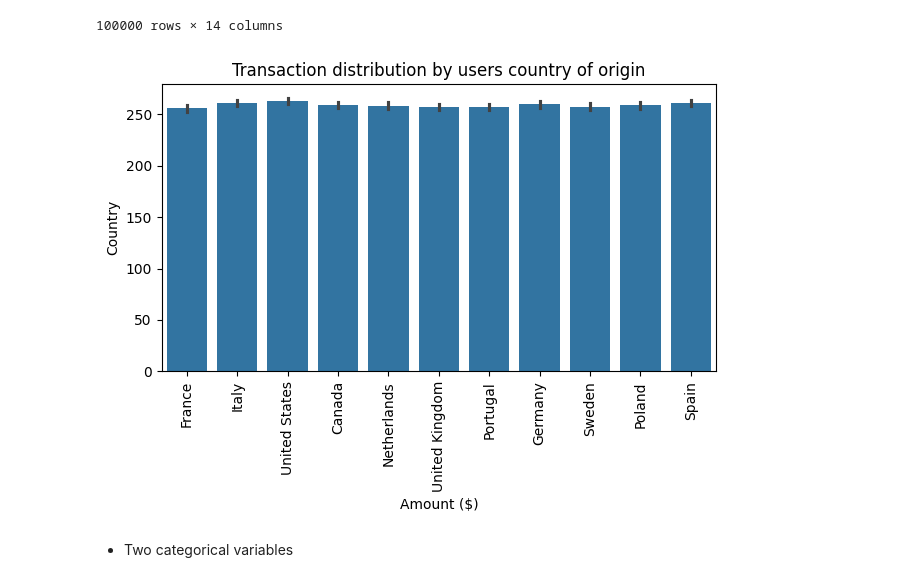
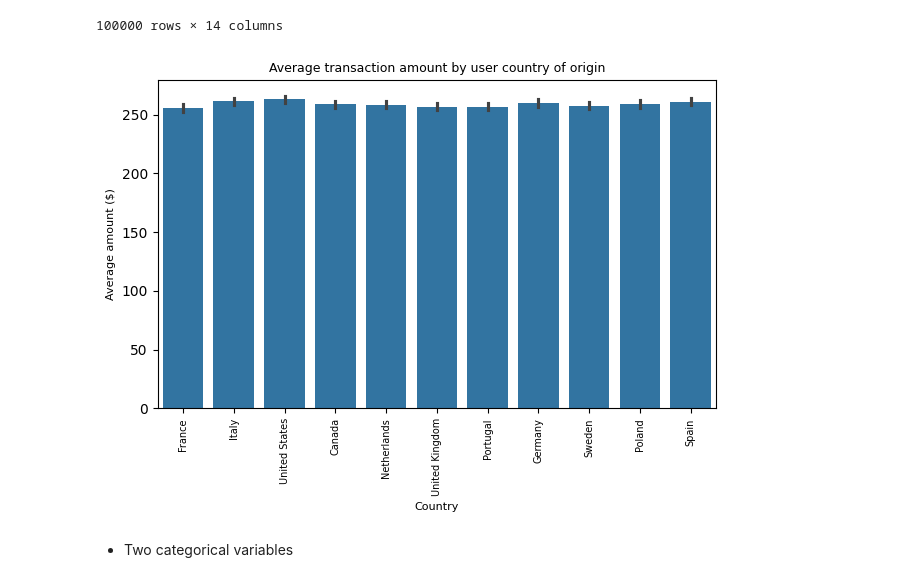
Before and after one commit to flordis/IT-Academy, a Jupyter notebook: sprint11/sprint11 - Deliverable.ipynb, the cells around one changed output. Drawn from its saved outputs; the diff is of its cells as text; code cells hidden in the pictures.

```diff
--- a/sprint11/sprint11.ipynb
+++ b/sprint11/sprint11 - Deliverable.ipynb
@@ -171,16 +171,15 @@ t_u
 | 99999 | FFFD31D6-9495-47CE-B54A-7DB8E1CC274B | CcS-5684 | b-2450 | 2021-08-05 12:26:24 | 74.54 | 0 | 48, 26 | 1103 | 55.638419 | -3.616602 | ... |
 100000 rows × 14 columns
 # %%
-sns.barplot(data=t_u, x="country", y="amount")          # Change estimator: ..., estimator=np.median, errorbar=None)
-# Shows average amount per country with error bars
-plt.title('Transaction distribution by users country of origin')
-plt.xlabel('Amount ($)')
-plt.ylabel('Country')
-plt.xticks(rotation=90)
-plt.tight_layout()  # Adjust spacing to prevent labels from cutting off
+sns.barplot(data=t_u, x="country", y="amount")
+plt.title('Average transaction amount by user country of origin', fontsize=9)
+plt.xlabel('Country', fontsize=8)
+plt.ylabel('Average amount ($)', fontsize=8)
+plt.xticks(rotation=90, fontsize=7)
+plt.tight_layout()
 plt.show()
 # %% [output]
-[figure, old version]
+[figure, new version]
 # %% [markdown]
 - Two categorical variables
 # %%
```
Also changed, not shown: parts of 7 cells of this notebook, 1 other file.
